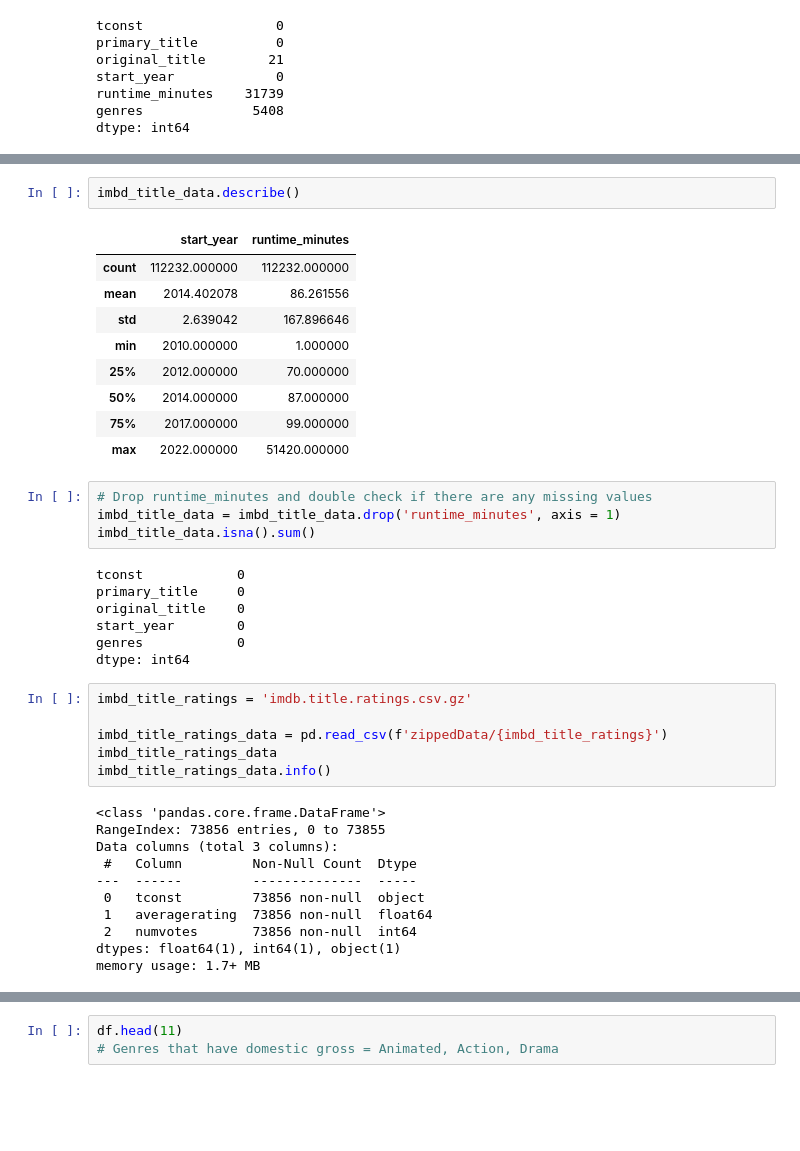
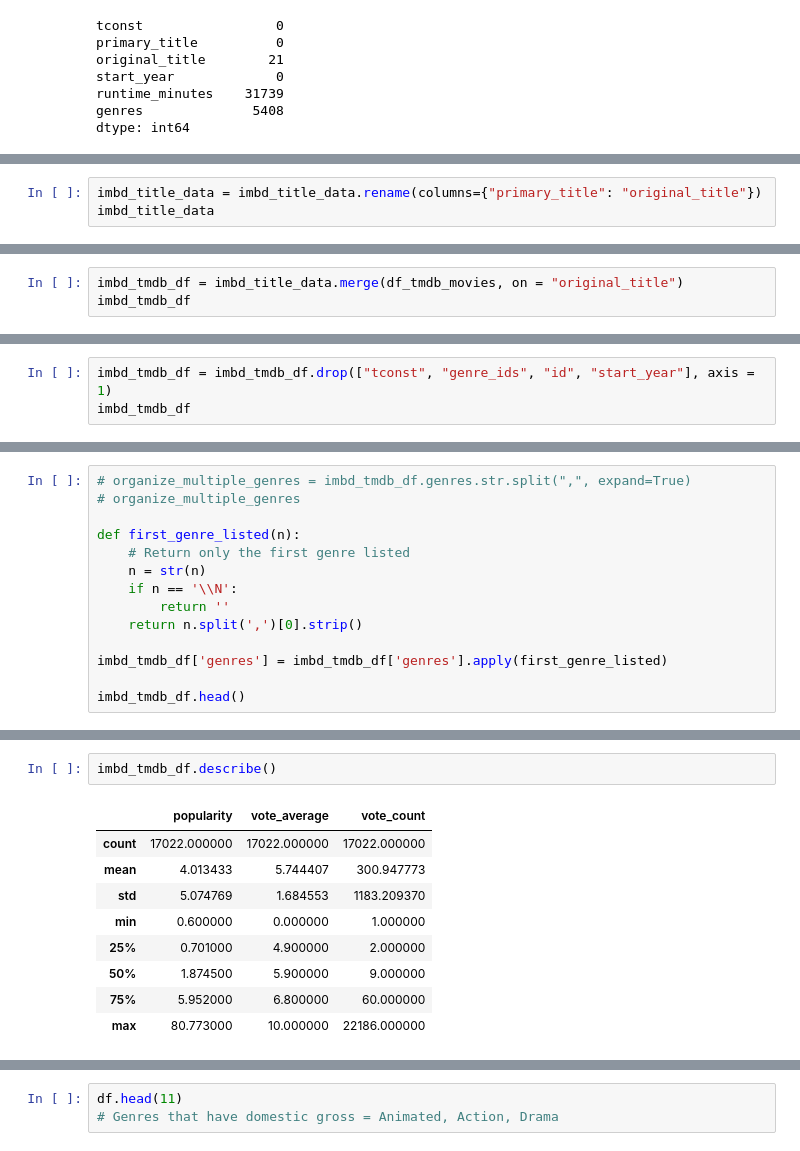
Before and after one commit to myrnagrace/dsc-phase-1-project, a Jupyter notebook: Movie_Analysis_Project.ipynb, the cells around one changed output, grey strips where cells are left out. Saved outputs shown, nothing was run; the diff lists cells and outputs as text; blank space fills up the shorter version.

```diff
--- a/Movie_Analysis_Project.ipynb
+++ b/Movie_Analysis_Project.ipynb
@@ -331,0 +276,3 @@ memory usage: 6.0+ MB
+# %%
+imbd_title_data = imbd_title_data.rename(columns={"primary_title": "original_title"})
+imbd_title_data
@@ -331,0 +293,3 @@ memory usage: 6.0+ MB
+# %%
+imbd_tmdb_df = imbd_title_data.merge(df_tmdb_movies, on = "original_title")
+imbd_tmdb_df
@@ -331,0 +330,3 @@ memory usage: 6.0+ MB
+# %%
+imbd_tmdb_df = imbd_tmdb_df.drop(["tconst", "genre_ids", "id", "start_year"], axis = 1)
+imbd_tmdb_df
@@ -331,0 +347,14 @@ memory usage: 6.0+ MB
+# %%
+# organize_multiple_genres = imbd_tmdb_df.genres.str.split(",", expand=True)
+# organize_multiple_genres
+
+def first_genre_listed(n):
+    # Return only the first genre listed
+    n = str(n)
+    if n == '\\N':
+        return ''
+    return n.split(',')[0].strip()
+
+imbd_tmdb_df['genres'] = imbd_tmdb_df['genres'].apply(first_genre_listed)
+
+imbd_tmdb_df.head()
@@ -332,40 +368,12 @@ memory usage: 6.0+ MB
 # %%
-imbd_title_data.describe()
+imbd_tmdb_df.describe()
 # %% [output]
-|  | start_year | runtime_minutes |
-| count | 112232.000000 | 112232.000000 |
-| mean | 2014.402078 | 86.261556 |
-| std | 2.639042 | 167.896646 |
-| min | 2010.000000 | 1.000000 |
-| 25% | 2012.000000 | 70.000000 |
-| 50% | 2014.000000 | 87.000000 |
-| 75% | 2017.000000 | 99.000000 |
-| max | 2022.000000 | 51420.000000 |
+|  | popularity | vote_average | vote_count |
+| count | 17022.000000 | 17022.000000 | 17022.000000 |
+| mean | 4.013433 | 5.744407 | 300.947773 |
+| std | 5.074769 | 1.684553 | 1183.209370 |
+| min | 0.600000 | 0.000000 | 1.000000 |
+| 25% | 0.701000 | 4.900000 | 2.000000 |
+| 50% | 1.874500 | 5.900000 | 9.000000 |
+| 75% | 5.952000 | 6.800000 | 60.000000 |
+| max | 80.773000 | 10.000000 | 22186.000000 |
-# %%
-# Drop runtime_minutes and double check if there are any missing values
-imbd_title_data = imbd_title_data.drop('runtime_minutes', axis = 1)
-imbd_title_data.isna().sum()
-# %% [output]
-tconst            0
-primary_title     0
-original_title    0
-start_year        0
-genres            0
-dtype: int64
-# %%
-imbd_title_ratings = 'imdb.title.ratings.csv.gz'
-
-imbd_title_ratings_data = pd.read_csv(f'zippedData/{imbd_title_ratings}')
-imbd_title_ratings_data
-imbd_title_ratings_data.info()
-# %% [output]
-<class 'pandas.core.frame.DataFrame'>
-RangeIndex: 73856 entries, 0 to 73855
-Data columns (total 3 columns):
- #   Column         Non-Null Count  Dtype
----  ------         --------------  -----
- 0   tconst         73856 non-null  object
- 1   averagerating  73856 non-null  float64
- 2   numvotes       73856 non-null  int64
-dtypes: float64(1), int64(1), object(1)
-memory usage: 1.7+ MB
```
Also changed, not shown: parts of 48 cells of this notebook, 5 other files.
